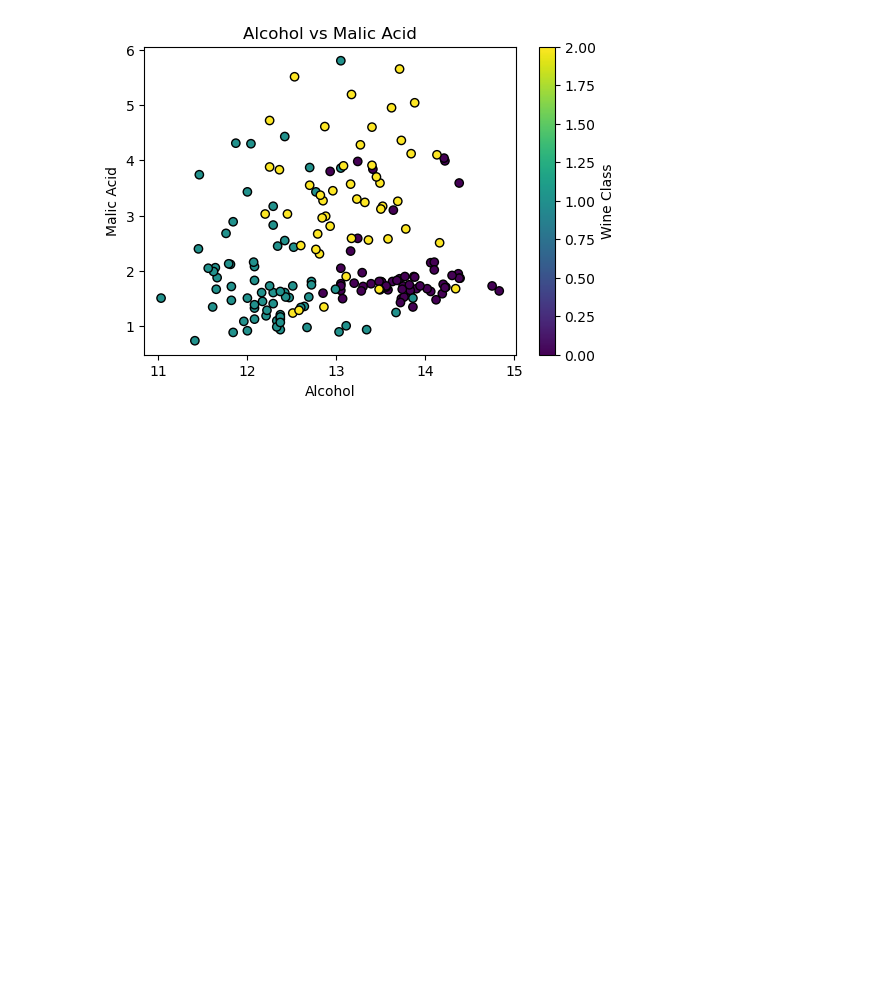
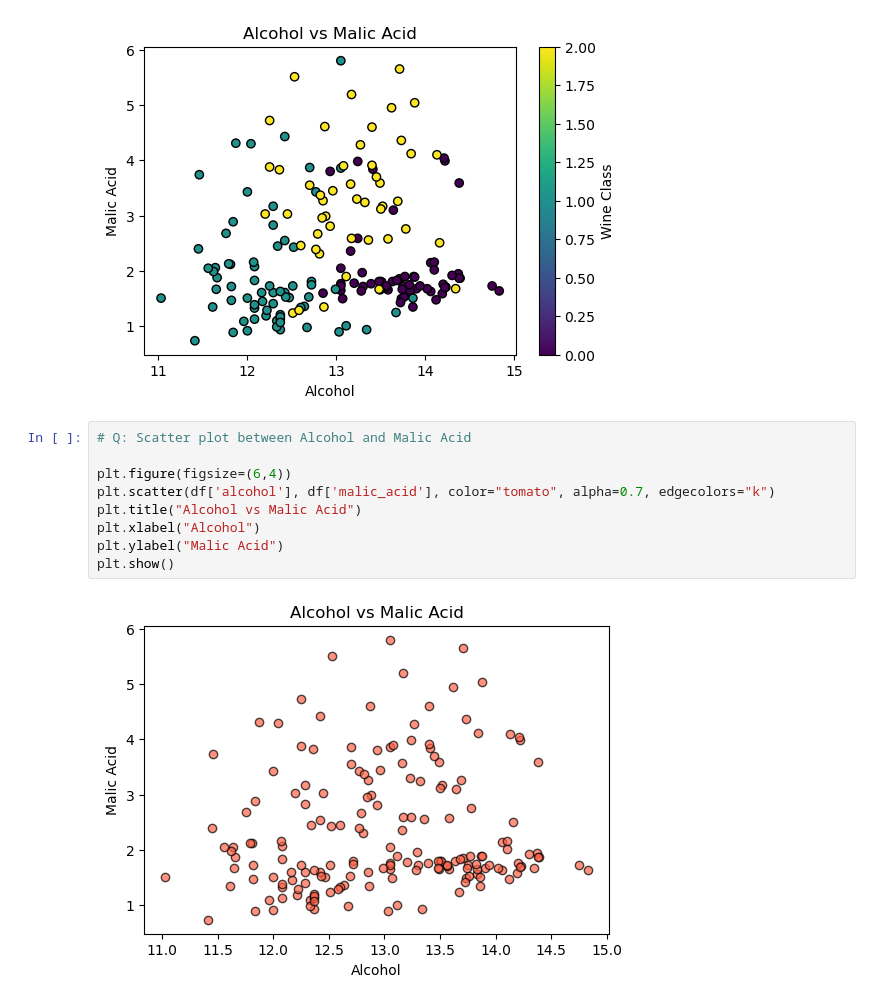
Before and after one commit to md-faiyazkhan/ml-practice, a Jupyter notebook: Matplotlib/Matplotlib.ipynb, the cells around one changed output. Cells and saved outputs as stored; diff of their text form; blank space fills up the shorter version.

```diff
--- a/Matplotlib/Matplotlib.ipynb
+++ b/Matplotlib/Matplotlib.ipynb
@@ -54,3 +54,14 @@ plt.colorbar(label="Wine Class")
 plt.show()
 # %% [output]
 [figure]
+# %%
+# Q: Scatter plot between Alcohol and Malic Acid
+
+plt.figure(figsize=(6,4))
+plt.scatter(df['alcohol'], df['malic_acid'], color="tomato", alpha=0.7, edgecolors="k")
+plt.title("Alcohol vs Malic Acid")
+plt.xlabel("Alcohol")
+plt.ylabel("Malic Acid")
+plt.show()
+# %% [output]
+[figure, added]
```
